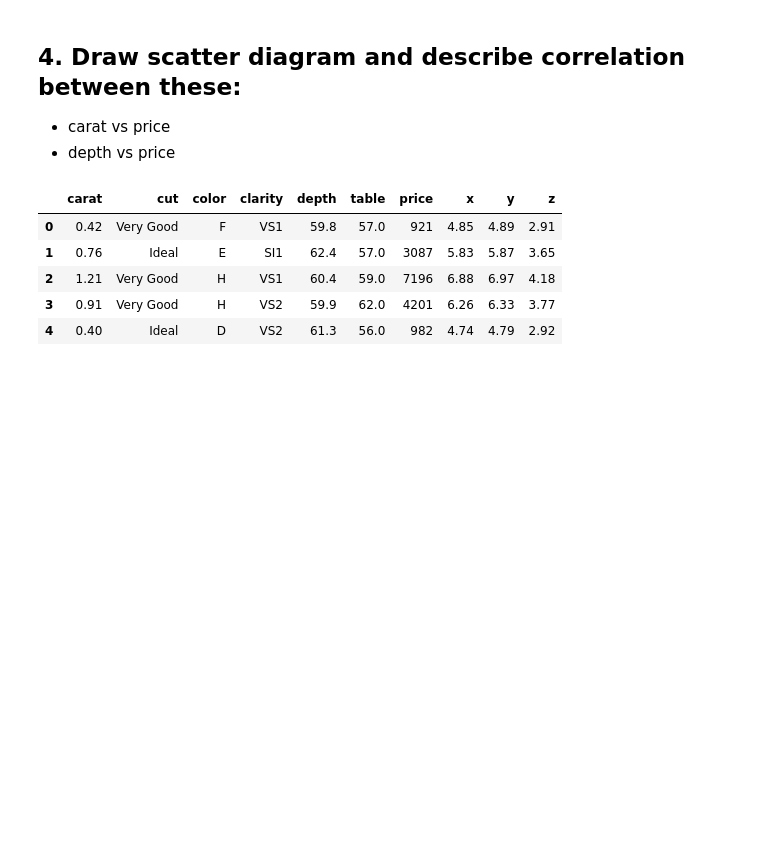
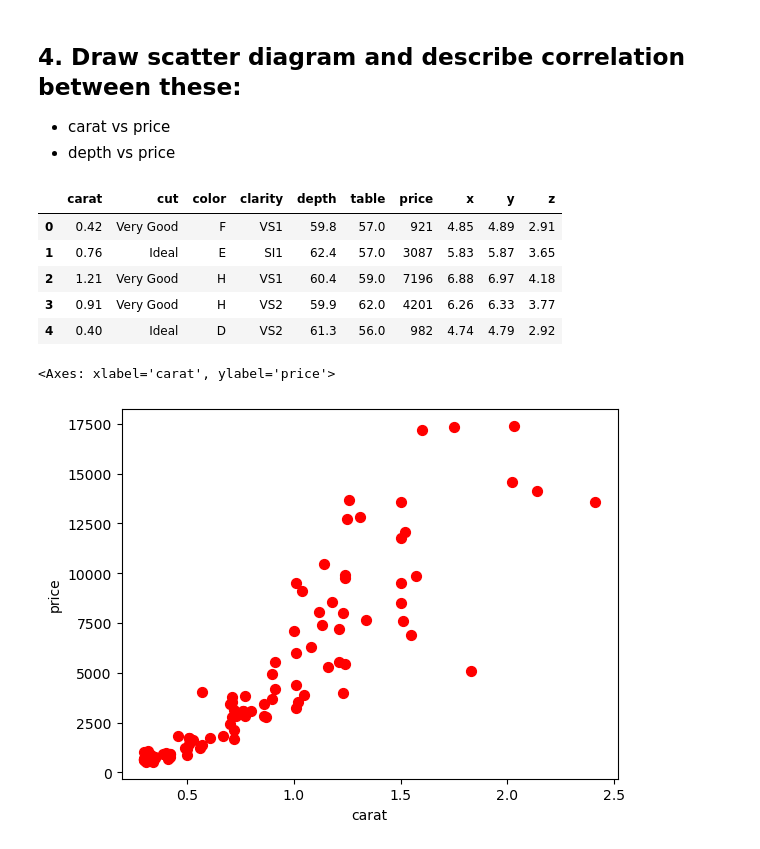
Before and after one commit to softrebel/mft-ai-1, a Jupyter notebook: session06/exercise.ipynb, the cells around one changed output. Drawn from its saved outputs; the diff is of its cells as text; code cells hidden in the pictures; blank space fills up the shorter version.

```diff
--- a/session06/exercise.ipynb
+++ b/session06/exercise.ipynb
@@ -92,0 +108,5 @@ df.head()
+# %%
+df.plot.scatter(x='carat',y='price',c='red',s=50)
+# %% [output]
+<Axes: xlabel='carat', ylabel='price'>
+[figure, added]
```
Also changed, not shown: parts of 6 cells of this notebook.
